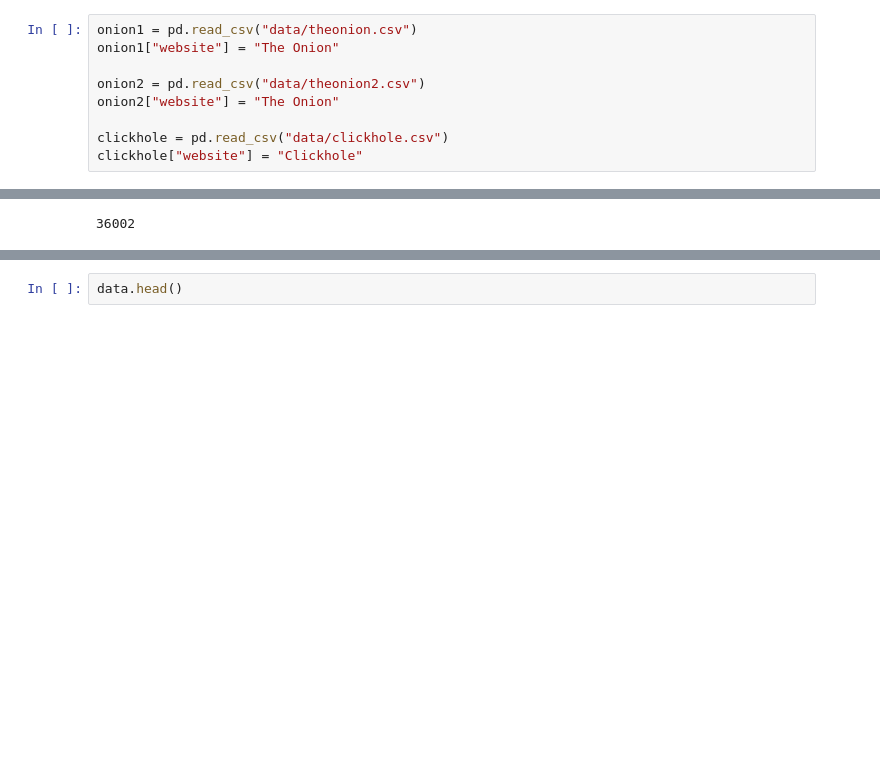
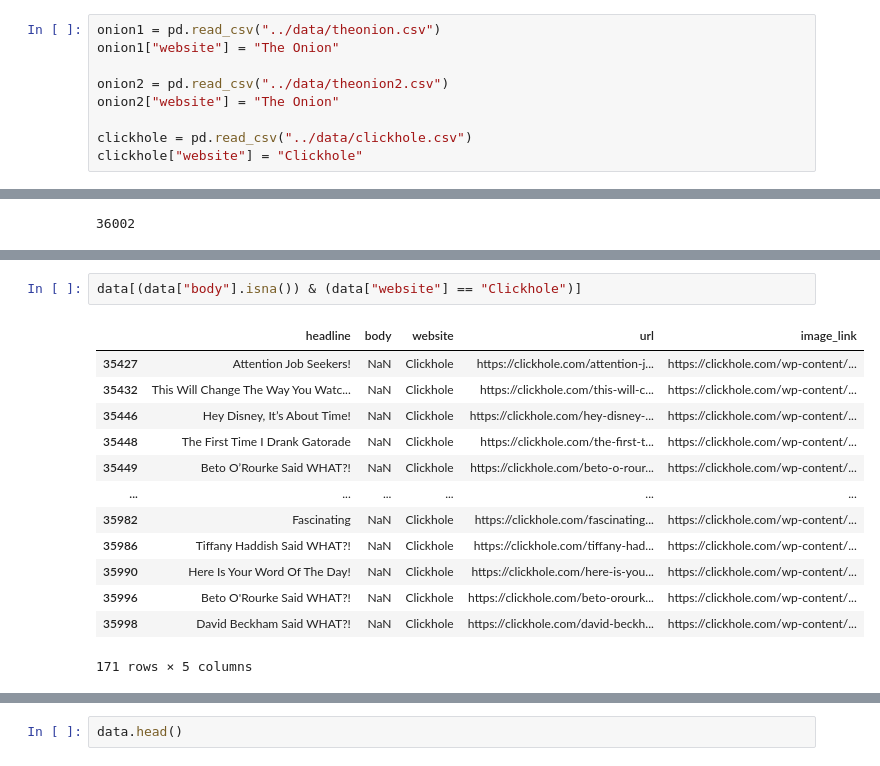
Before and after one commit to anusha-pathuri/satire-news-search-engine, a Jupyter notebook: notebooks/01_Data_Aggregation.ipynb, the cells around one changed output, grey strips where cells are left out. Drawn from its saved outputs; the diff is of its cells as text; blank space fills up the shorter version.

```diff
--- a/notebooks/01_Data_Aggregation.ipynb
+++ b/notebooks/01_Data_Aggregation.ipynb
@@ -434,13 +434,13 @@ clickhole_df.to_csv("data/clickhole.csv", index=False)
 # %% [markdown]
 # Merge all the datasets
 # %%
-onion1 = pd.read_csv("data/theonion.csv")
+onion1 = pd.read_csv("../data/theonion.csv")
 onion1["website"] = "The Onion"
 
-onion2 = pd.read_csv("data/theonion2.csv")
+onion2 = pd.read_csv("../data/theonion2.csv")
 onion2["website"] = "The Onion"
 
-clickhole = pd.read_csv("data/clickhole.csv")
+clickhole = pd.read_csv("../data/clickhole.csv")
 clickhole["website"] = "Clickhole"
 # %%
 data = pd.concat([onion1, onion2, clickhole], ignore_index=True)
@@ -450,0 +458,16 @@ len(data)
+# %%
+data[(data["body"].isna()) & (data["website"] == "Clickhole")]
+# %% [output]
+|  | headline | body | website | url | image_link |
+| 35427 | Attention Job Seekers! | NaN | Clickhole | https://clickhole.com/attention-j... | https://clickhole.com/wp-content/... |
+| 35432 | This Will Change The Way You Watc... | NaN | Clickhole | https://clickhole.com/this-will-c... | https://clickhole.com/wp-content/... |
+| 35446 | Hey Disney, It’s About Time! | NaN | Clickhole | https://clickhole.com/hey-disney-... | https://clickhole.com/wp-content/... |
+| 35448 | The First Time I Drank Gatorade | NaN | Clickhole | https://clickhole.com/the-first-t... | https://clickhole.com/wp-content/... |
+| 35449 | Beto O’Rourke Said WHAT?! | NaN | Clickhole | https://clickhole.com/beto-o-rour... | https://clickhole.com/wp-content/... |
+| ... | ... | ... | ... | ... | ... |
+| 35982 | Fascinating | NaN | Clickhole | https://clickhole.com/fascinating... | https://clickhole.com/wp-content/... |
+| 35986 | Tiffany Haddish Said WHAT?! | NaN | Clickhole | https://clickhole.com/tiffany-had... | https://clickhole.com/wp-content/... |
+| 35990 | Here Is Your Word Of The Day! | NaN | Clickhole | https://clickhole.com/here-is-you... | https://clickhole.com/wp-content/... |
+| 35996 | Beto O'Rourke Said WHAT?! | NaN | Clickhole | https://clickhole.com/beto-orourk... | https://clickhole.com/wp-content/... |
+| 35998 | David Beckham Said WHAT?! | NaN | Clickhole | https://clickhole.com/david-beckh... | https://clickhole.com/wp-content/... |
+171 rows × 5 columns
```
Also changed, not shown: parts of 19 cells of this notebook.
